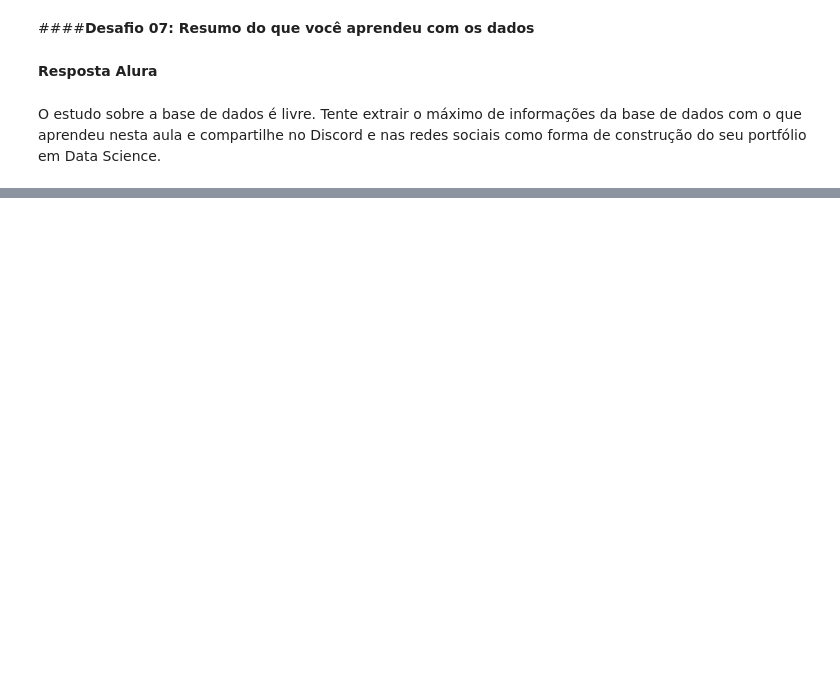
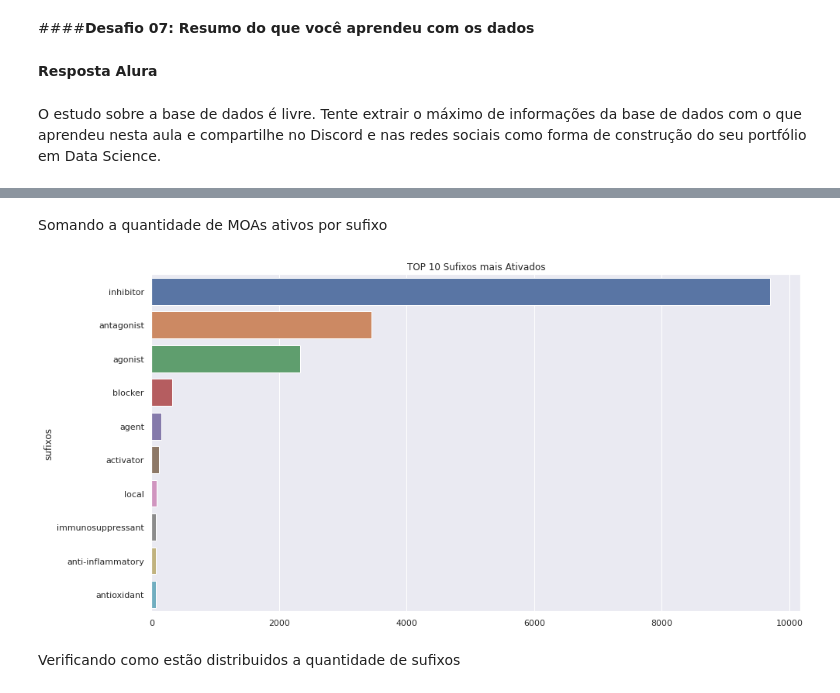
Before and after one commit to weltonrosa/Curso_Alura_ImersaoDados, a Jupyter notebook: Imersão_Dados.ipynb, the cells around one changed output, grey strips where cells are left out. Drawn from its saved outputs; the diff is of its cells as text; code cells hidden in the pictures; blank space fills up the shorter version.

```diff
--- a/Imersão_Dados.ipynb
+++ b/Imersão_Dados.ipynb
@@ -1584,0 +1883,4 @@ O estudo sobre a base de dados é livre. Tente extrair o máximo de informaçõe
+# %%
+contagem_moa = dados_resultados.drop(['id', 'n_moa', 'ativo_moa'], axis=1).sum().sort_values(ascending=False)
+contagem_moa = contagem_moa.reset_index()
+contagem_moa.rename(columns={'index':'MOAs',0: 'Contagem'}, inplace=True)
@@ -1584,0 +1889,3 @@ O estudo sobre a base de dados é livre. Tente extrair o máximo de informaçõe
+# %%
+contagem_moa['sufixos'] = contagem_moa['MOAs'].apply(lambda x: x.split('_')[-1])
+contagem_moa
@@ -1584,0 +1906,15 @@ O estudo sobre a base de dados é livre. Tente extrair o máximo de informaçõe
+# %% [markdown]
+Somando a quantidade de MOAs ativos por sufixo
+# %%
+contagem_MOAs_ativos_por_sufixos = contagem_moa.groupby('sufixos').sum()['Contagem'].sort_values(ascending=False)
+# %%
+fig, ax = plt.subplots(1,1,figsize=(15,8))
+sns.barplot(y=contagem_MOAs_ativos_por_sufixos.head(10).index,
+            x=contagem_MOAs_ativos_por_sufixos.head(10).values, ax=ax, orient='h')
+ax.set_title("TOP 10 Sufixos mais Ativados")
+
+plt.show()
+# %% [output]
+[figure, added]
+# %% [markdown]
+Verificando como estão distribuidos a quantidade de sufixos
```
Also changed, not shown: parts of 164 cells of this notebook.
